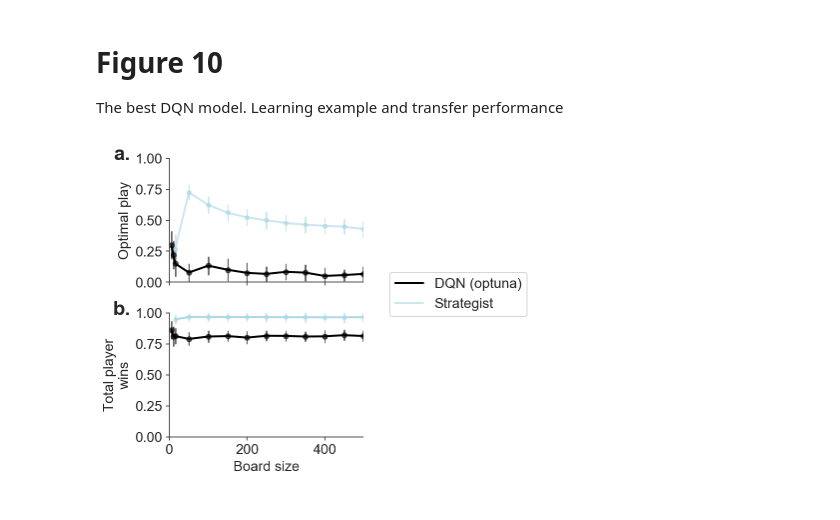
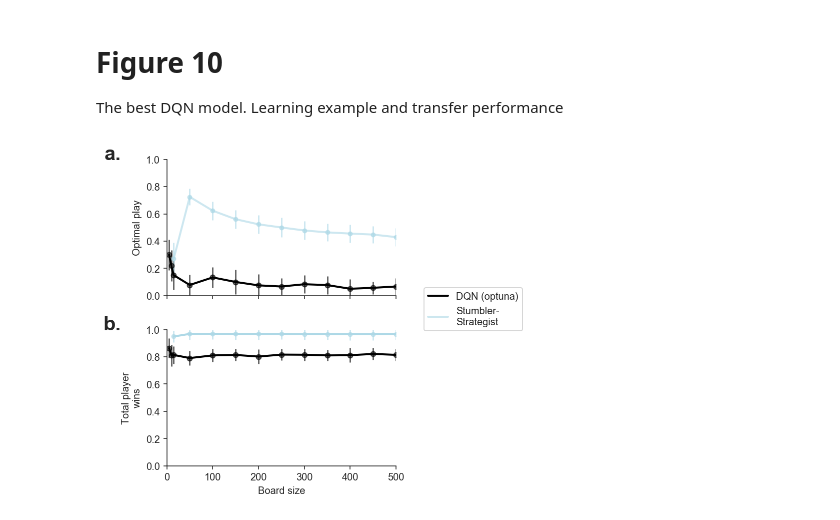
Before and after one commit to CoAxLab/azad, a Jupyter notebook: notebooks/figures.ipynb, the cells around one changed output. Saved outputs shown, nothing was run; the diff lists cells and outputs as text; code cells hidden in the pictures.

Commit message:
Update Fig 10 labels

```diff
--- a/notebooks/figures.ipynb
+++ b/notebooks/figures.ipynb
@@ -1233,7 +1233,7 @@ plt.savefig("figure_9.png", dpi=500, bbox_inches='tight')
 
 The best DQN model. Learning example and transfer performance
 # %%
-fig, ax = plt.subplots(2, figsize=(7, 5), sharex=True)
+fig, ax = plt.subplots(2, figsize=(6, 5), sharex=True)
 _ = sns.despine()
 
 # -
@@ -1262,7 +1262,7 @@ for i, (game, v) in enumerate(exp_24_a.items()):
     m.append(np.mean(v["strategist_score"]))
     s.append(2*st.sem(v["strategist_score"]))
 _ = ax[0].errorbar(x=g, y=m, yerr=s, fmt='o', color='lightblue', alpha=0.6, markersize=4)
-_ = ax[0].plot(g, m, '-', color='lightblue', linewidth=2, alpha=0.6, label="Strategist")
+_ = ax[0].plot(g, m, '-', color='lightblue', linewidth=2, alpha=0.6, label="Stumbler-\nStrategist")
 _ = ax[0].legend(loc='center left', bbox_to_anchor=(1.1, -.1))
 _ = ax[0].text(-0.2, 1.1, "a.", transform=ax[0].transAxes,
       fontsize=20, fontweight='bold', va='top', ha='right')
@@ -1278,32 +1278,32 @@ for i, (model, size) in enumerate(zip(eval_73_env, eval_73_envs_sizes)):
     sem /= num_episodes
     i = np.argmax(avg)
     ys.append(avg[i])
 
     # Plot
     _ = ax[1].errorbar(x=size, y=avg[i], yerr=2*sem[i],
                           fmt='o', color='black', alpha=0.6, markersize=5)
 _ = ax[1].plot(eval_73_envs_sizes, ys, linestyle="-",
                       linewidth=2, color='black', label="Random")
 _ = ax[1].set_ylim(0, 1)
 _ = ax[1].set_ylabel("Total player\nwins")
 _ = ax[1].set_xlabel("Board size")
 _ = ax[1].text(-0.2, 1.1, "b.", transform=ax[1].transAxes,
       fontsize=20, fontweight='bold', va='top', ha='right')
 
 # Strategist
 g, m, s = [], [], []
 for i, (game, v) in enumerate(exp_24_b.items()):
     g.append(game[1])
     m.append(np.mean(v["wins"])/n_eval)
     s.append(2*st.sem(v["wins"])/n_eval)
 _ = ax[1].errorbar(x=g, y=m, yerr=s, fmt='o', color='lightblue', alpha=0.6, markersize=4)
-_ = ax[1].plot(g, m, linestyle="-", linewidth=2, color='lightblue', label="Strategist")
+_ = ax[1].plot(g, m, linestyle="-", linewidth=2, color='lightblue', label="Stumbler-\nStrategist")
 _ = ax[1].set_xlim(0, 500)
 
 # -
 _ = fig.tight_layout()
 _ = fig.subplots_adjust(hspace=.25)
 
 plt.savefig("figure_10.png", dpi=500, bbox_inches='tight')
 # %% [output]
-[figure, old version]
+[figure, new version]
```
Also changed, not shown: parts of 7 cells of this notebook.
